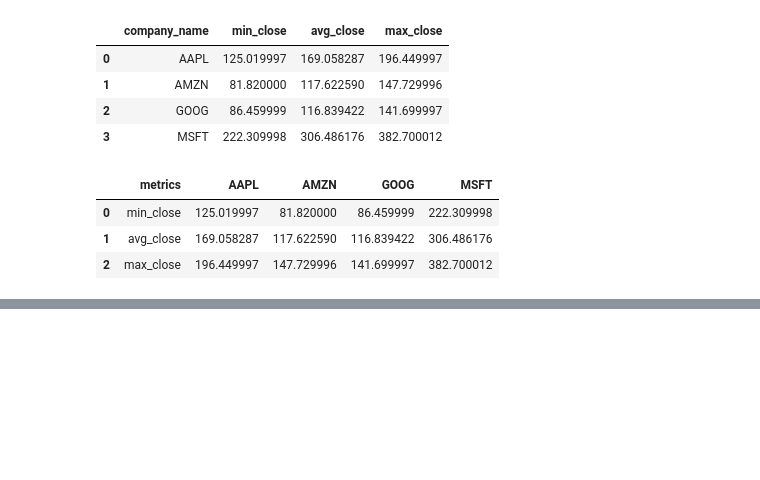
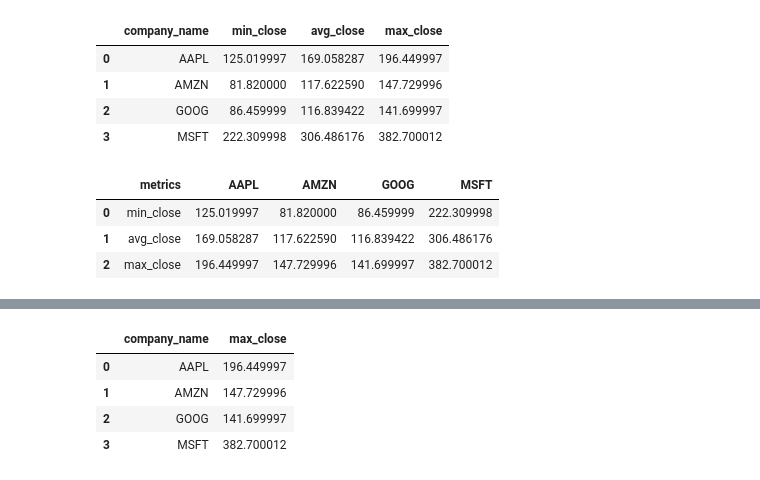
Before and after one commit to danjelito/stock-market-sql, a Jupyter notebook: main.ipynb, the cells around one changed output, grey strips where cells are left out. Saved outputs shown, nothing was run; the diff lists cells and outputs as text; code cells hidden in the pictures; blank space fills up the shorter version.

```diff
--- a/main.ipynb
+++ b/main.ipynb
@@ -240,0 +286,15 @@ sqldf("""
+# %%
+sqldf("""
+    SELECT
+        company_name,
+        MAX(close) AS max_close
+    FROM df
+    GROUP BY company_name
+    ORDER BY company_name
+""")
+# %% [output]
+|  | company_name | max_close |
+| 0 | AAPL | 196.449997 |
+| 1 | AMZN | 147.729996 |
+| 2 | GOOG | 141.699997 |
+| 3 | MSFT | 382.700012 |
```
Also changed, not shown: parts of 7 cells of this notebook.
